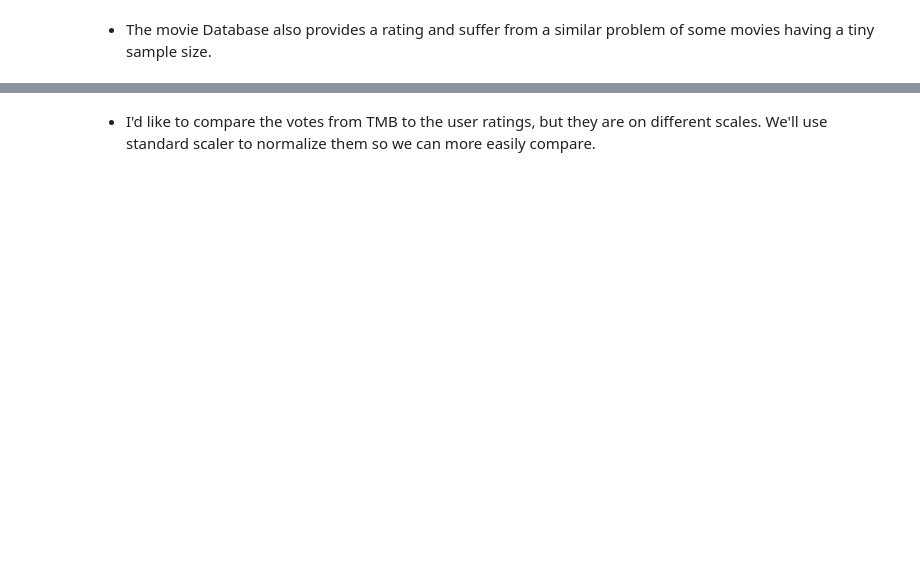
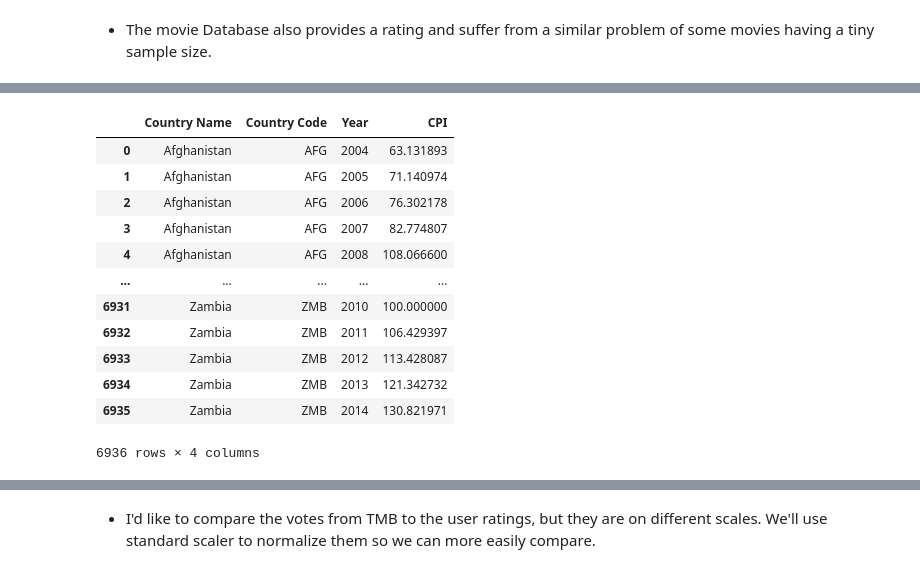
Before and after one commit to ErikSeguinte/movie_data, a Jupyter notebook: processing.ipynb, the cells around one changed output, grey strips where cells are left out. Saved outputs shown, nothing was run; the diff lists cells and outputs as text; code cells hidden in the pictures; blank space fills up the shorter version.

```diff
--- a/processing.ipynb
+++ b/processing.ipynb
@@ -98,0 +177,17 @@ movie_ratings[['title', 'vote_average', 'vote_count']].sort_values(by='vote_aver
+# %%
+cpi = pd.read_csv('cpi.csv')
+cpi
+# %% [output]
+|  | Country Name | Country Code | Year | CPI |
+| 0 | Afghanistan | AFG | 2004 | 63.131893 |
+| 1 | Afghanistan | AFG | 2005 | 71.140974 |
+| 2 | Afghanistan | AFG | 2006 | 76.302178 |
+| 3 | Afghanistan | AFG | 2007 | 82.774807 |
+| 4 | Afghanistan | AFG | 2008 | 108.066600 |
+| ... | ... | ... | ... | ... |
+| 6931 | Zambia | ZMB | 2010 | 100.000000 |
+| 6932 | Zambia | ZMB | 2011 | 106.429397 |
+| 6933 | Zambia | ZMB | 2012 | 113.428087 |
+| 6934 | Zambia | ZMB | 2013 | 121.342732 |
+| 6935 | Zambia | ZMB | 2014 | 130.821971 |
+6936 rows × 4 columns
```
Also changed, not shown: parts of 28 cells of this notebook.
